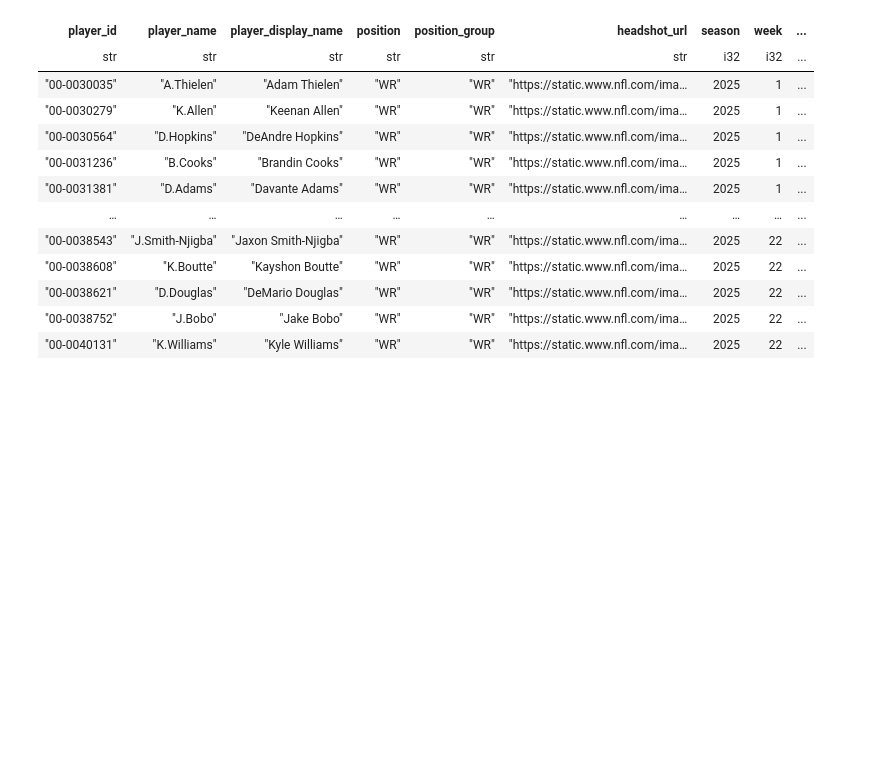
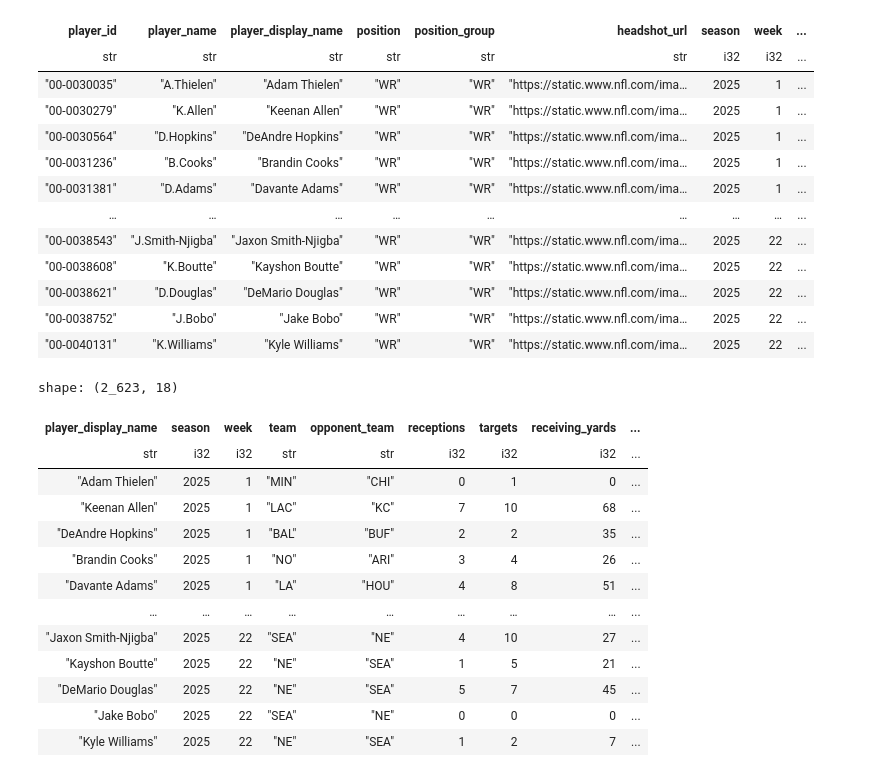
Before and after one commit to samarthsarda9/fantasy-football-project, a Jupyter notebook: notebooks/01_explore_data.ipynb, the cells around one changed output. Saved outputs shown, nothing was run; the diff lists cells and outputs as text; code cells hidden in the pictures; blank space fills up the shorter version.

```diff
--- a/notebooks/01_explore_data.ipynb
+++ b/notebooks/01_explore_data.ipynb
@@ -44,3 +46,41 @@ shape: (2_623, 145)
 | "00-0038621" | "D.Douglas" | "DeMario Douglas" | "WR" | "WR" | "https://static.www.nfl.com/ima… | 2025 | 22 | ... |
 | "00-0038752" | "J.Bobo" | "Jake Bobo" | "WR" | "WR" | "https://static.www.nfl.com/ima… | 2025 | 22 | ... |
 | "00-0040131" | "K.Williams" | "Kyle Williams" | "WR" | "WR" | "https://static.www.nfl.com/ima… | 2025 | 22 | ... |
+# %%
+receiving_stats = receivers.select([
+    "player_display_name",
+    "season",
+    "week",
+    "team",
+    "opponent_team",
+    "receptions",
+    "targets",
+    "receiving_yards",
+    "receiving_tds",
+    "receiving_air_yards",
+    "receiving_yards_after_catch",
+    "receiving_first_downs",
+    "receiving_fumbles",
+    "receiving_fumbles_lost",
+    "rushing_yards",
+    "rushing_tds",
+    "rushing_fumbles_lost",
+    "fantasy_points_ppr",
+])
+
+receiving_stats
+# %% [output]
+shape: (2_623, 18)
+| player_display_name | season | week | team | opponent_team | receptions | targets | receiving_yards | ... |
+| str | i32 | i32 | str | str | i32 | i32 | i32 | ... |
+| "Adam Thielen" | 2025 | 1 | "MIN" | "CHI" | 0 | 1 | 0 | ... |
+| "Keenan Allen" | 2025 | 1 | "LAC" | "KC" | 7 | 10 | 68 | ... |
+| "DeAndre Hopkins" | 2025 | 1 | "BAL" | "BUF" | 2 | 2 | 35 | ... |
+| "Brandin Cooks" | 2025 | 1 | "NO" | "ARI" | 3 | 4 | 26 | ... |
+| "Davante Adams" | 2025 | 1 | "LA" | "HOU" | 4 | 8 | 51 | ... |
+| … | … | … | … | … | … | … | … | ... |
+| "Jaxon Smith-Njigba" | 2025 | 22 | "SEA" | "NE" | 4 | 10 | 27 | ... |
+| "Kayshon Boutte" | 2025 | 22 | "NE" | "SEA" | 1 | 5 | 21 | ... |
+| "DeMario Douglas" | 2025 | 22 | "NE" | "SEA" | 5 | 7 | 45 | ... |
+| "Jake Bobo" | 2025 | 22 | "SEA" | "NE" | 0 | 0 | 0 | ... |
+| "Kyle Williams" | 2025 | 22 | "NE" | "SEA" | 1 | 2 | 7 | ... |
```
Also changed, not shown: parts of 10 cells of this notebook, 1 other file.
